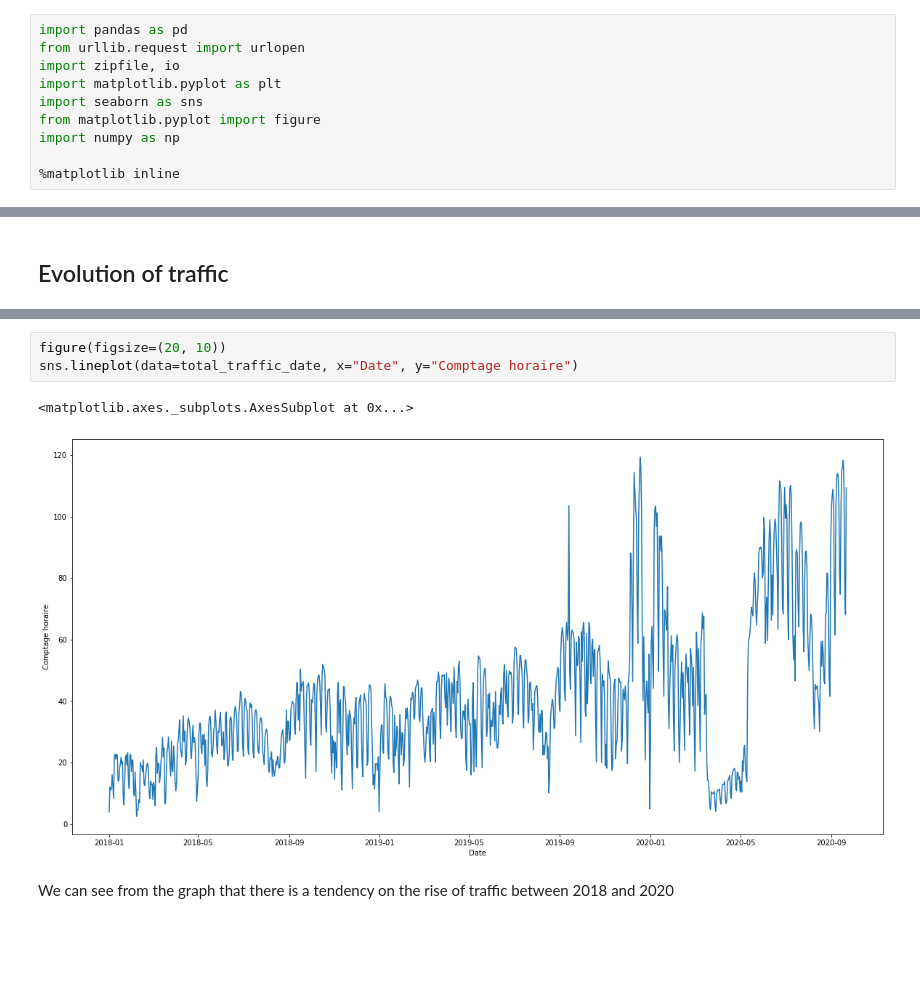
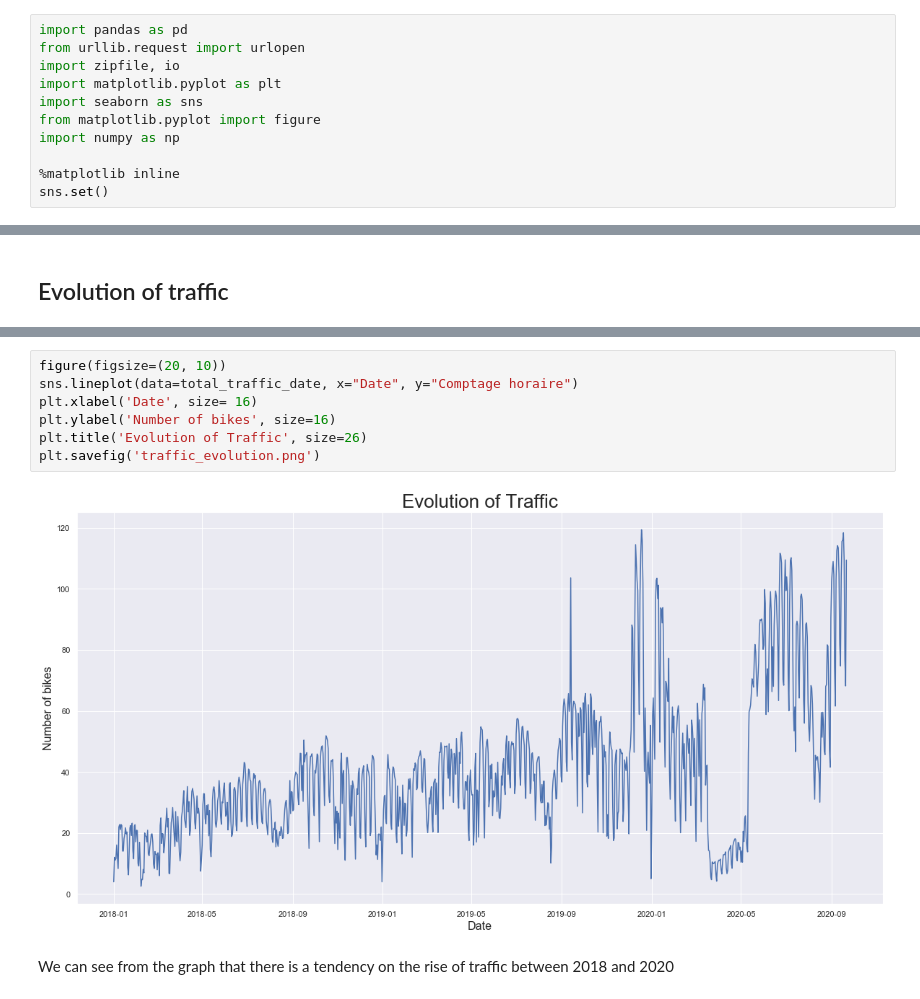
Before and after one commit to tmcdonald92/Bike-Traffic-In-Paris, a Jupyter notebook: Bycicles in Paris.ipynb, the cells around one changed output, grey strips where cells are left out. Cells and saved outputs as stored; diff of their text form; blank space fills up the shorter version.

Commit message:
Adding images and the rest of the code

```diff
--- a/Bycicles in Paris.ipynb
+++ b/Bycicles in Paris.ipynb
@@ -51,6 +51,7 @@ from matplotlib.pyplot import figure
 import numpy as np
 
 %matplotlib inline
+sns.set()
 # %%
 # Importing the accidents dataset - Imports with no issues
 accidents = pd.read_csv('https://www.data.gouv.fr/en/datasets/r/3d5f2317-5afd-4a9f-a9c5-bd4fe0113f39', low_memory=False)
@@ -356,9 +335,12 @@ total_traffic_date = total_traffic[['Comptage horaire','Date']].groupby(by=['Dat
 # %%
 figure(figsize=(20, 10))
 sns.lineplot(data=total_traffic_date, x="Date", y="Comptage horaire")
+plt.xlabel('Date', size= 16)
+plt.ylabel('Number of bikes', size=16)
+plt.title('Evolution of Traffic', size=26)
+plt.savefig('traffic_evolution.png')
 # %% [output]
-<matplotlib.axes._subplots.AxesSubplot at 0x...>
-[figure, old version]
+[figure, new version]
 # %% [markdown]
 We can see from the graph that there is a tendency on the rise of traffic between 2018 and 2020
 # %% [markdown]
```
Also changed, not shown: parts of 34 cells of this notebook, 7 other files.
